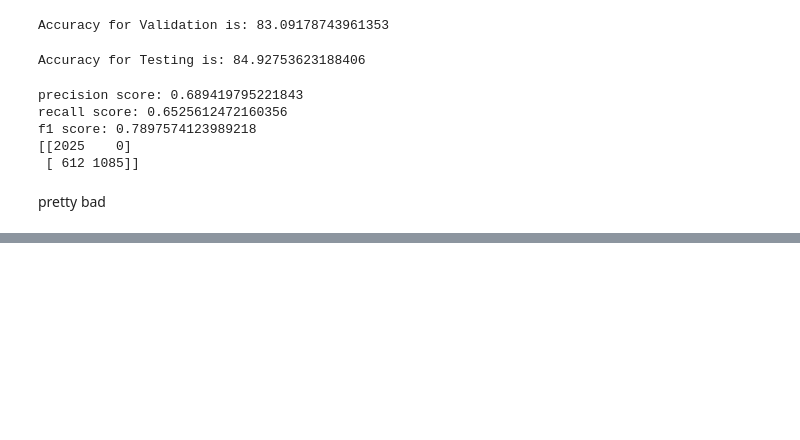
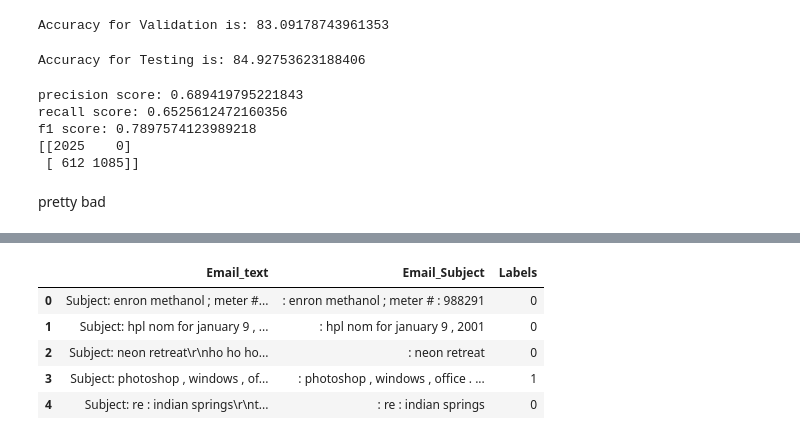
Before and after one commit to ItyTell/Ml_labs, a Jupyter notebook: lab1.ipynb, the cells around one changed output, grey strips where cells are left out. Cells and saved outputs as stored; diff of their text form; code cells hidden in the pictures; blank space fills up the shorter version.

```diff
--- a/lab1.ipynb
+++ b/lab1.ipynb
@@ -218,0 +274,9 @@ pretty bad
+# %%
+Email_dataset.head()
+# %% [output]
+|  | Email_text | Email_Subject | Labels |
+| 0 | Subject: enron methanol ; meter #... | : enron methanol ; meter # : 988291 | 0 |
+| 1 | Subject: hpl nom for january 9 , ... | : hpl nom for january 9 , 2001 | 0 |
+| 2 | Subject: neon retreat\r\nho ho ho... | : neon retreat | 0 |
+| 3 | Subject: photoshop , windows , of... | : photoshop , windows , office . ... | 1 |
+| 4 | Subject: re : indian springs\r\nt... | : re : indian springs | 0 |
```
Also changed, not shown: parts of 26 cells of this notebook.
